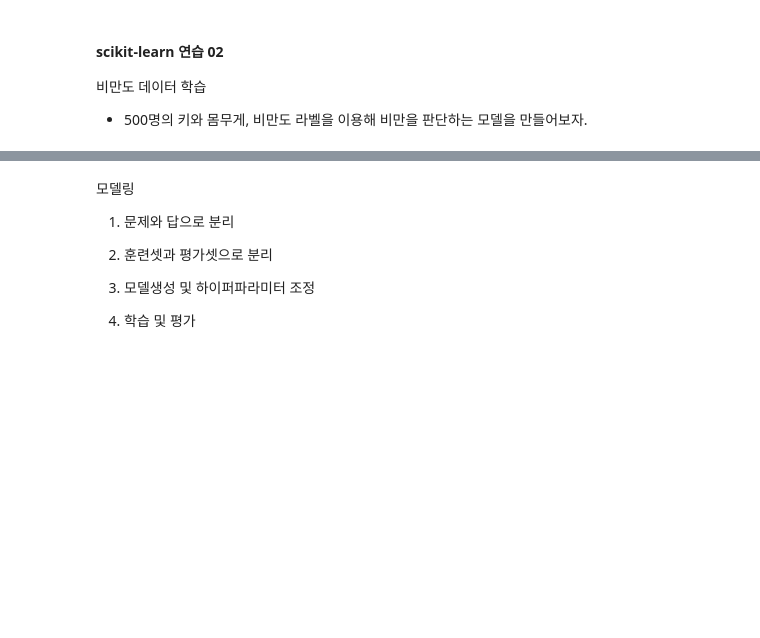
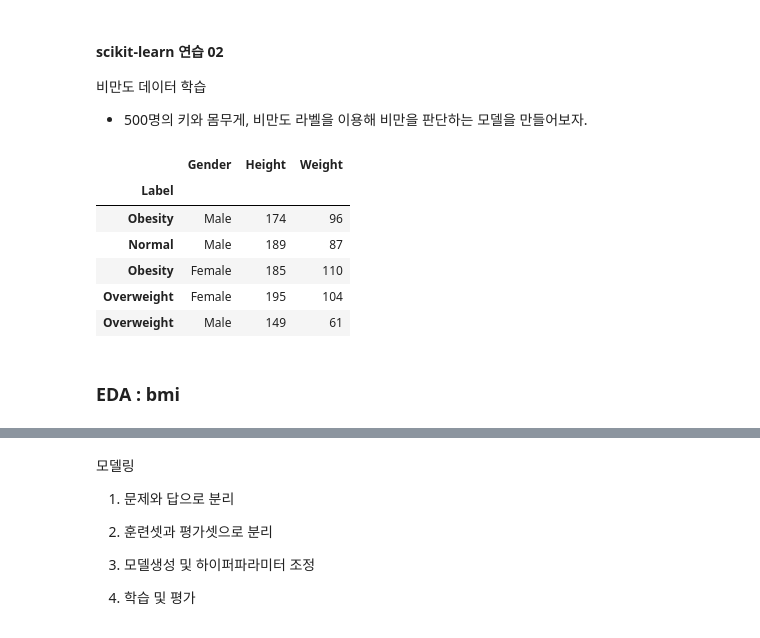
Before and after one commit to 4923/GwangjuAI2, a Jupyter notebook: 02_Rotation/MachineLearning/02_what_is_ML.ipynb, the cells around one changed output, grey strips where cells are left out. Cells and saved outputs as stored; diff of their text form; code cells hidden in the pictures; blank space fills up the shorter version.

```diff
--- a/02_Rotation/MachineLearning/02_what_is_ML.ipynb
+++ b/02_Rotation/MachineLearning/02_what_is_ML.ipynb
@@ -263,7 +264,19 @@ from sklearn.neighbors import KNeighborsClassifier
 # %%
 import pandas as pd
 import matplotlib.pyplot as plt
 from sklearn.neighbors import KNeighborsClassifier
 from sklearn import metrics # 평가를 위한 모듈
 
-# 'bmi_500.csv'
+
+df = pd.read_csv('temp/bmi_500.csv', index_col = 'Label')   # index를 Label이라는 열로 변경
+df.head()
+# %% [output]
+|  | Gender | Height | Weight |
+| Label |  |  |  |
+| Obesity | Male | 174 | 96 |
+| Normal | Male | 189 | 87 |
+| Obesity | Female | 185 | 110 |
+| Overweight | Female | 195 | 104 |
+| Overweight | Male | 149 | 61 |
+# %% [markdown]
+### EDA  : bmi
```
Also changed, not shown: parts of 9 cells of this notebook.
